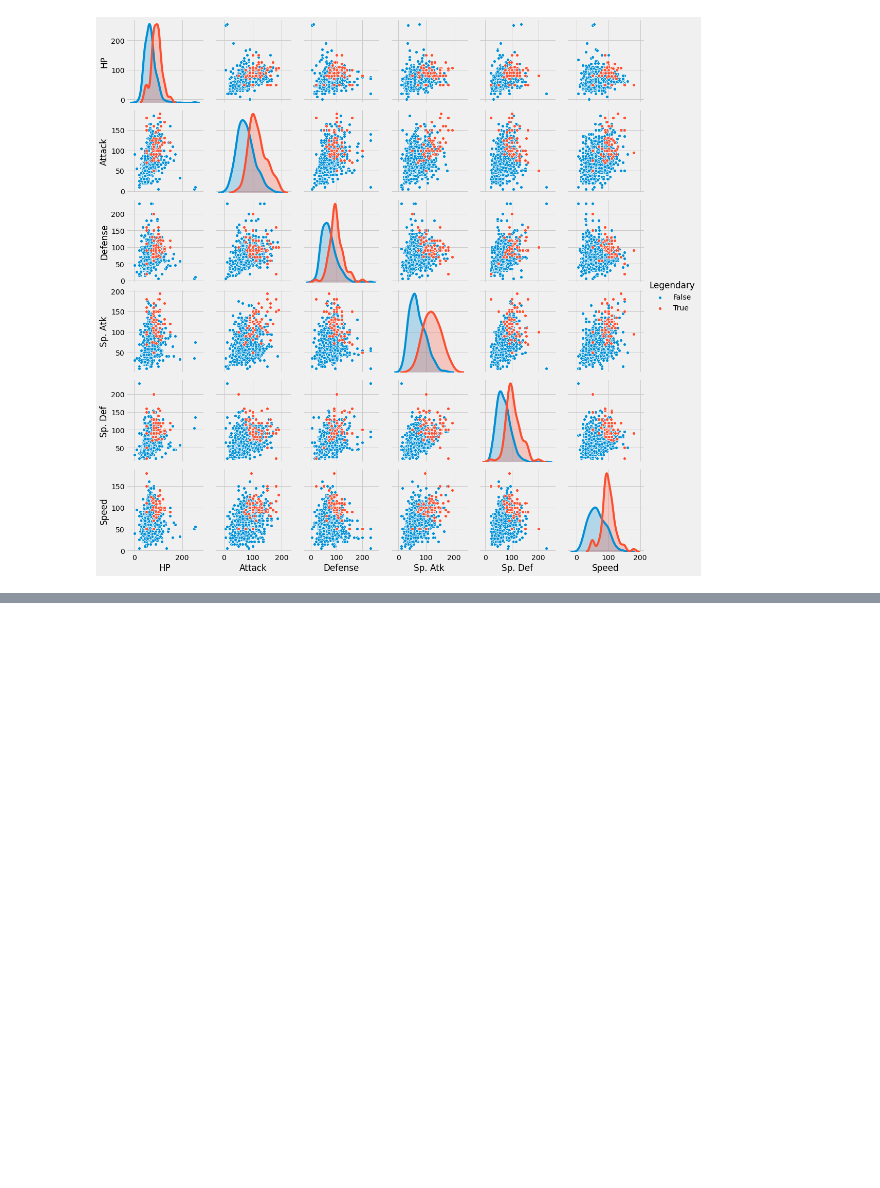
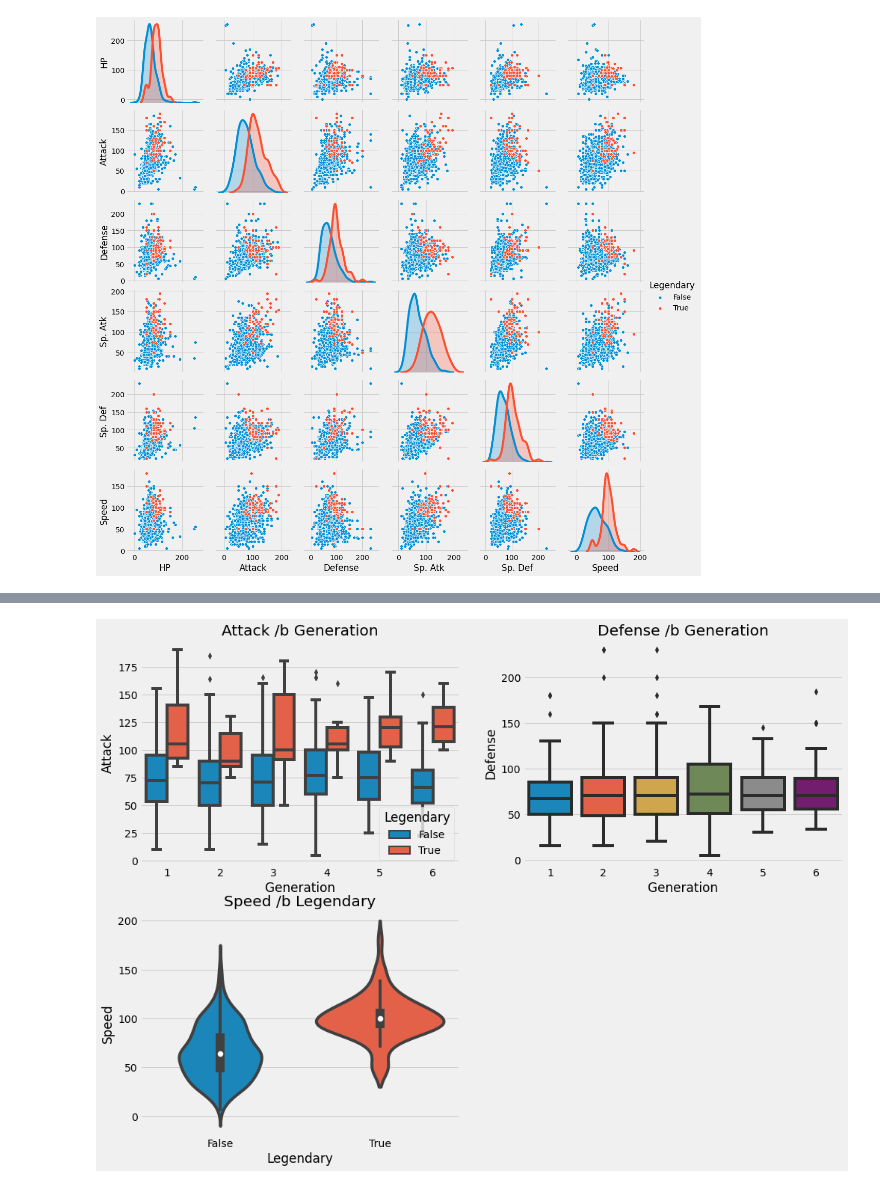
Before and after one commit to pratik-276/Infinite_Stories_with_Data, a Jupyter notebook: Pokemon with stats/pokemon-eda-clustering-and-classification.ipynb, the cells around one changed output, grey strips where cells are left out. Cells and saved outputs as stored; diff of their text form; code cells hidden in the pictures; blank space fills up the shorter version.

```diff
--- a/Pokemon with stats/pokemon-eda-clustering-and-classification.ipynb
+++ b/Pokemon with stats/pokemon-eda-clustering-and-classification.ipynb
@@ -72,0 +127,20 @@ Pairplot segregated on Legendariness
+# %%
+#dropping 121, 261 and 316 indices in the dataset
+
+data = data.drop([121, 261, 316]).reset_index(drop=True)
+# %%
+fig = plt.figure(figsize=(15,30))
+fig.add_subplot(5,2,1)
+sns.boxplot(data=data, x='Generation', y='Attack', hue='Legendary')
+plt.title('Attack /b Generation')
+
+fig.add_subplot(5,2,2)
+sns.boxplot(data=data, x='Generation', y='Defense')
+plt.title('Defense /b Generation')
+
+fig.add_subplot(5,2,3)
+sns.violinplot(data=data, x='Legendary', y='Speed')
+plt.title('Speed /b Legendary')
+plt.show()
+# %% [output]
+[figure, added]
```
Also changed, not shown: parts of 22 cells of this notebook.
